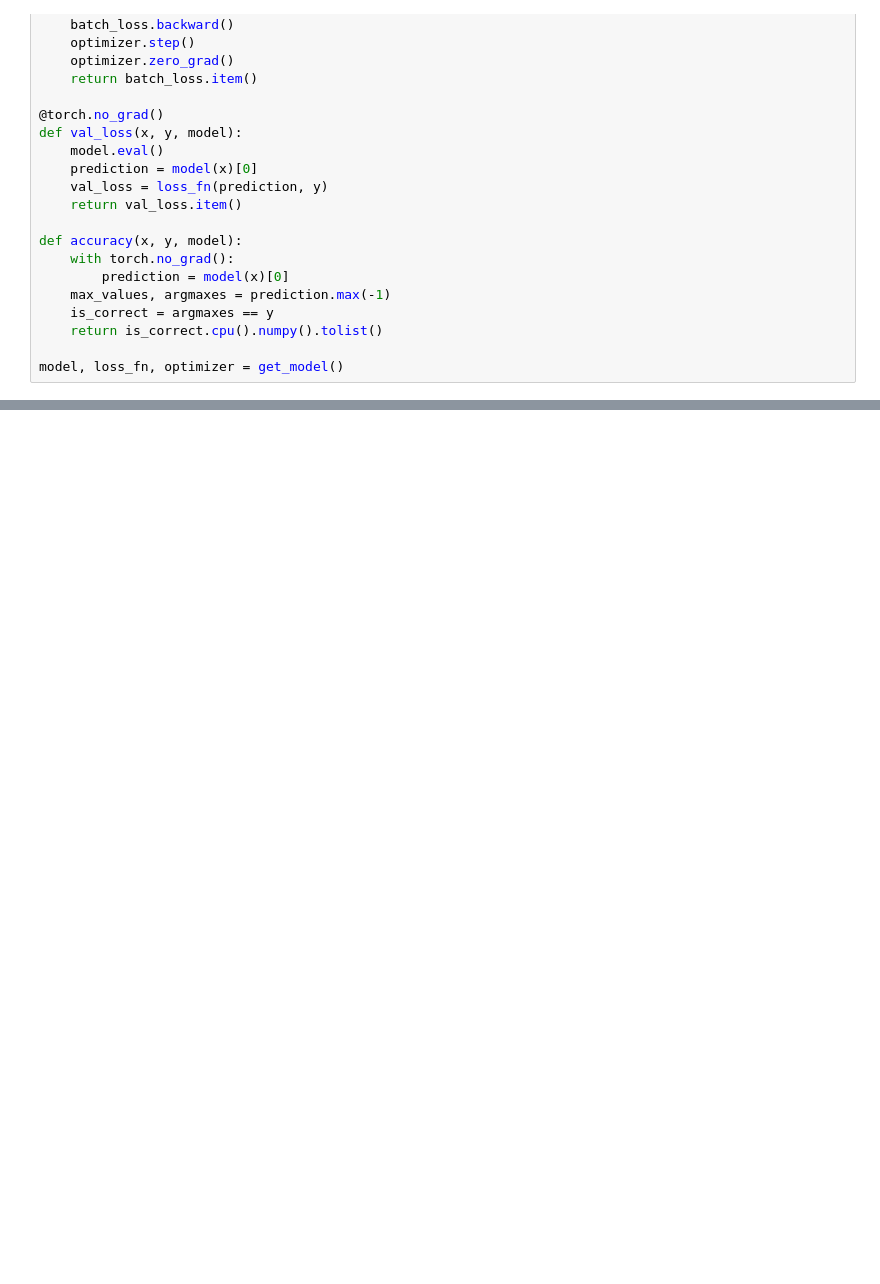
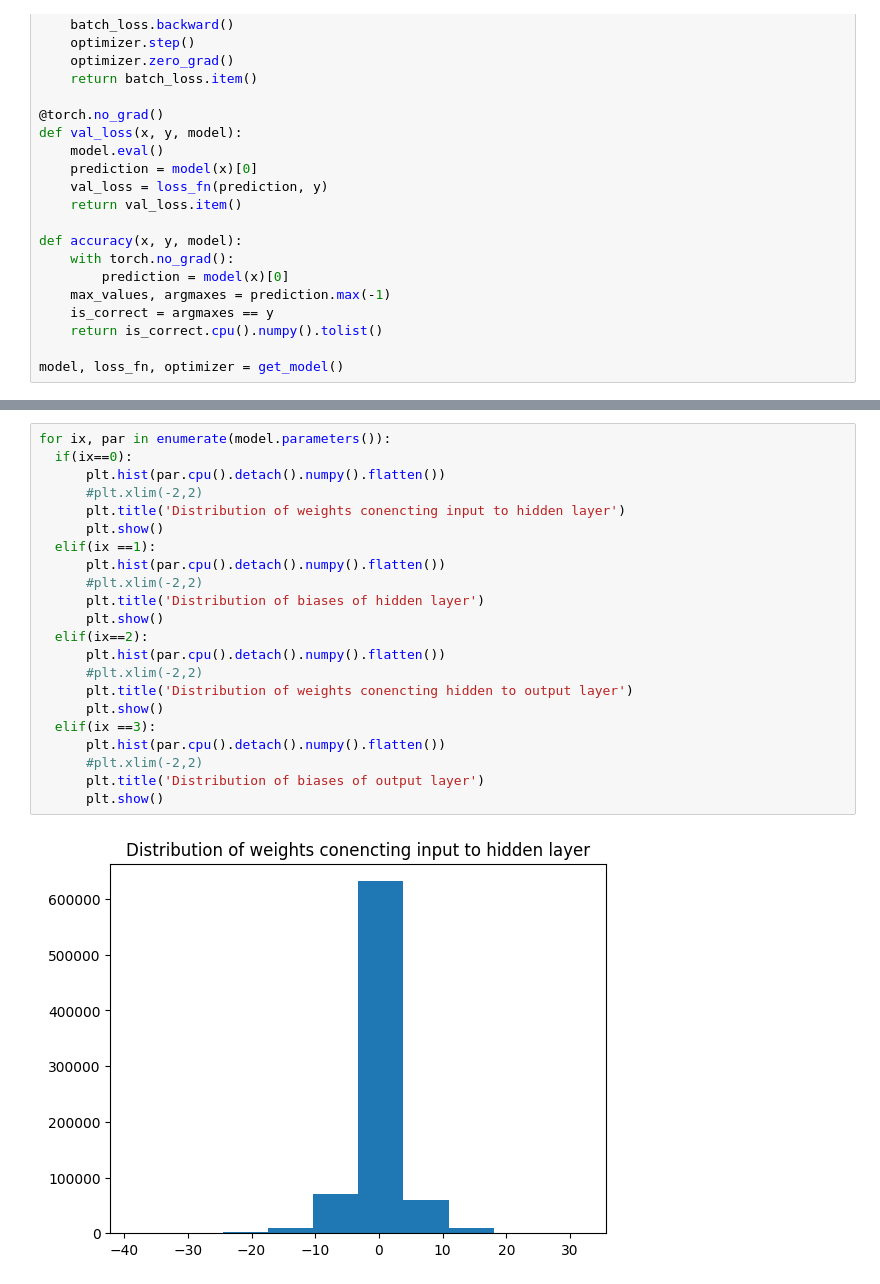
Before and after one commit to rammahayufitra/DeepLearning-Lesson, a Jupyter notebook: ANN-BATCH-NORMALIZATION.ipynb, the cells around one changed output, grey strips where cells are left out. Drawn from its saved outputs; the diff is of its cells as text; blank space fills up the shorter version.

```diff
--- a/ANN-BATCH-NORMALIZATION.ipynb
+++ b/ANN-BATCH-NORMALIZATION.ipynb
@@ -96,0 +180,24 @@ model, loss_fn, optimizer = get_model()
+# %%
+for ix, par in enumerate(model.parameters()):
+  if(ix==0):
+      plt.hist(par.cpu().detach().numpy().flatten())
+      #plt.xlim(-2,2)
+      plt.title('Distribution of weights conencting input to hidden layer')
+      plt.show()
+  elif(ix ==1):
+      plt.hist(par.cpu().detach().numpy().flatten())
+      #plt.xlim(-2,2)
+      plt.title('Distribution of biases of hidden layer')
+      plt.show()
+  elif(ix==2):
+      plt.hist(par.cpu().detach().numpy().flatten())
+      #plt.xlim(-2,2)
+      plt.title('Distribution of weights conencting hidden to output layer')
+      plt.show()
+  elif(ix ==3):
+      plt.hist(par.cpu().detach().numpy().flatten())
+      #plt.xlim(-2,2)
+      plt.title('Distribution of biases of output layer')
+      plt.show()
+# %% [output]
+[figure, added]
```
Also changed, not shown: parts of 12 cells of this notebook.
